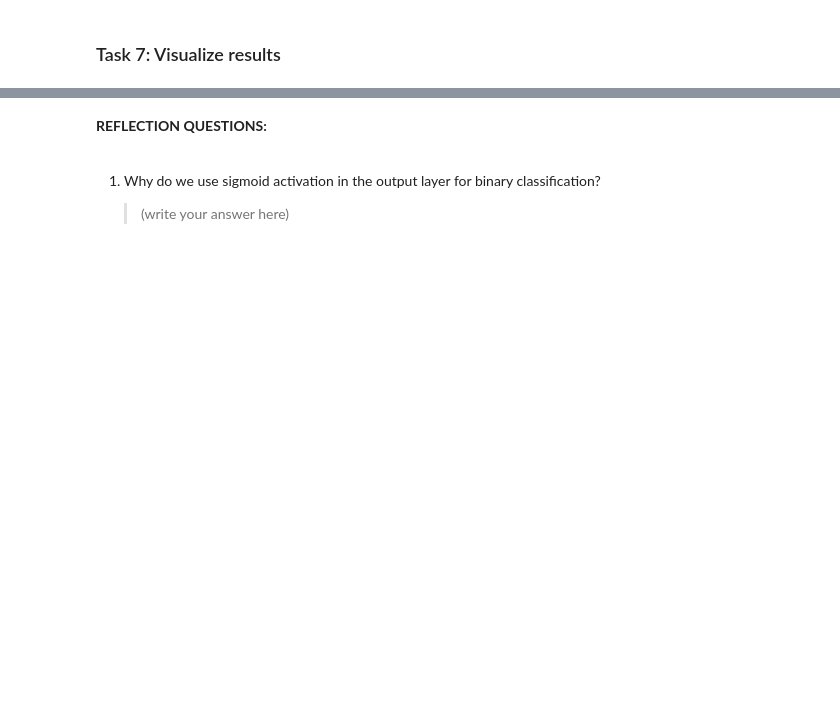
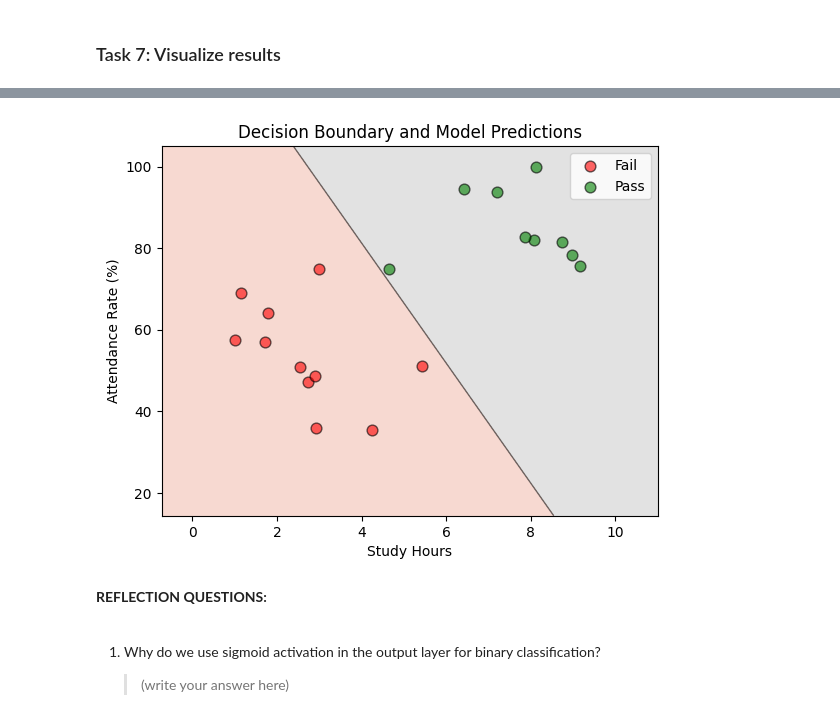
Before and after one commit to bbeecue/csc173_activity02_belvis, a Jupyter notebook: CSC173_Activity02_Belvis_Febe.ipynb, the cells around one changed output, grey strips where cells are left out. Drawn from its saved outputs; the diff is of its cells as text; code cells hidden in the pictures; blank space fills up the shorter version.

Commit message:
Task 7: added decision boundary

```diff
--- a/CSC173_Activity02_Belvis_Febe.ipynb
+++ b/CSC173_Activity02_Belvis_Febe.ipynb
@@ -507,12 +519,21 @@ Epoch [1000/1000], Loss: 0.0289
+# %%
+# Generate grid for the decision boundary
+x_min, x_max = X_tensor[:, 0].min() - 1, X_tensor[:, 0].max() + 1
+y_min, y_max = X_tensor[:, 1].min() - 5, X_tensor[:, 1].max() + 5
+
+xx, yy = np.meshgrid(np.linspace(x_min, x_max, 200),
+                     np.linspace(y_min, y_max, 200))
+
+grid = np.c_[xx.ravel(), yy.ravel()]
+grid_tensor = torch.tensor(grid, dtype=torch.float32)
 # %%
-model.eval()
 with torch.no_grad():
+    zz = model(grid_tensor).numpy().reshape(xx.shape)  # for decision boundary
+
     y_pred_test = model(X_test_tensor)
-    y_pred_class = (y_pred_test >= 0.5).float()
+    y_pred_class = (y_pred_test >= 0.5).float().view(-1)
+    y_true = y_test_tensor.view(-1)
 
-accuracy = (y_pred_class.eq(y_test_tensor).sum() / y_test_tensor.shape[0]).item()
-print(f"\nTest Accuracy: {accuracy:.4f}")
-
-# -- Predictions on test set
-# -- Calculate accuracy
+accuracy = (y_pred_class.eq(y_true).sum() / y_true.shape[0]).item()
+print(f"\nTest Accuracy: {accuracy * 100:.2f}%")
 # %% [output]
@@ -531,3 +552,25 @@ plt.show()
+# %%
+# Plot background decision regions
+plt.contourf(xx, yy, zz, levels=[0, 0.5, 1], cmap='RdGy', alpha=0.3)
+plt.contour(xx, yy, zz, levels=[0.5], colors='k', linewidths=1, alpha=0.5)  # decision line
+
+
+pass_mask = y_pred_class == 1
+fail_mask = y_pred_class == 0
+
+plt.scatter(X_test_tensor[fail_mask, 0], X_test_tensor[fail_mask, 1],
+            color='red', edgecolor='k', s=60, label='Fail', alpha=0.6)
+plt.scatter(X_test_tensor[pass_mask, 0], X_test_tensor[pass_mask, 1],
+            color='green', edgecolor='k', s=60, label='Pass', alpha=0.6)
+
+# Labels and title
+plt.xlabel("Study Hours")
+plt.ylabel("Attendance Rate (%)")
+plt.title("Decision Boundary and Model Predictions")
+plt.legend()
+plt.show()
+# %% [output]
+[figure, added]
 # %% [markdown]
 **REFLECTION QUESTIONS:**
 # %% [markdown]
```
Also changed, not shown: parts of 12 cells of this notebook.
